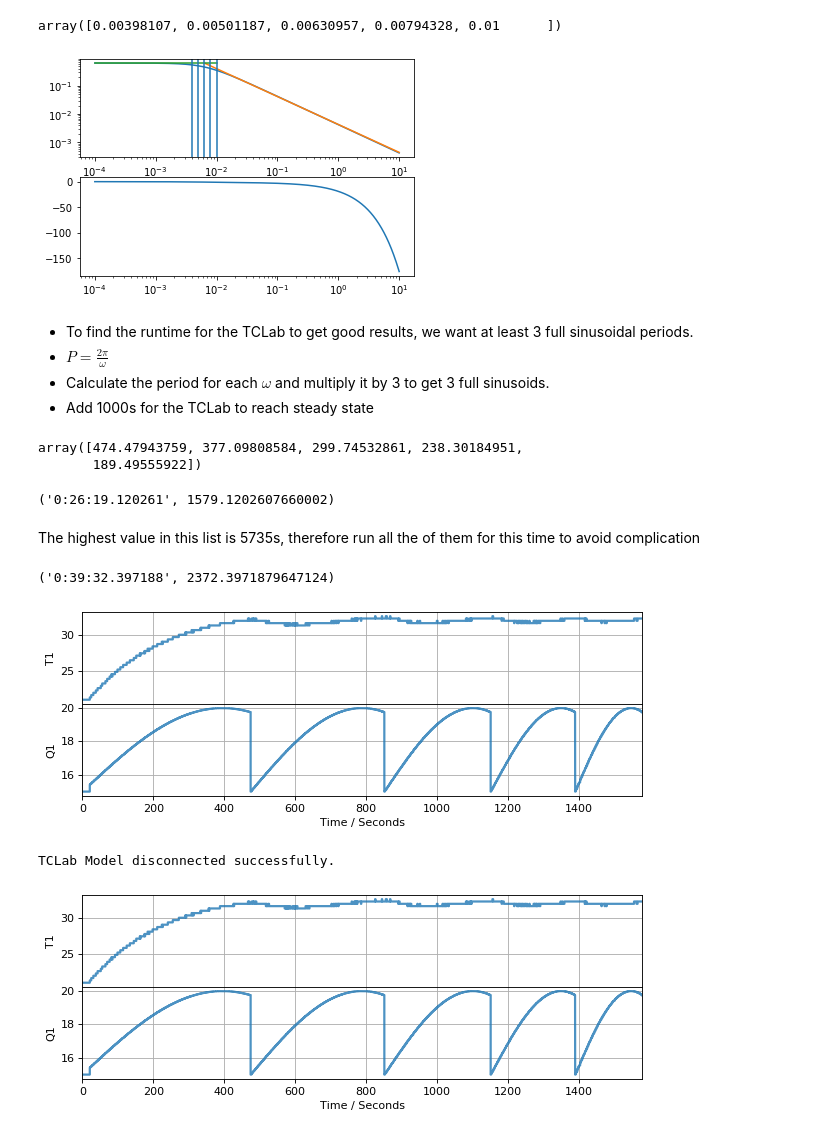
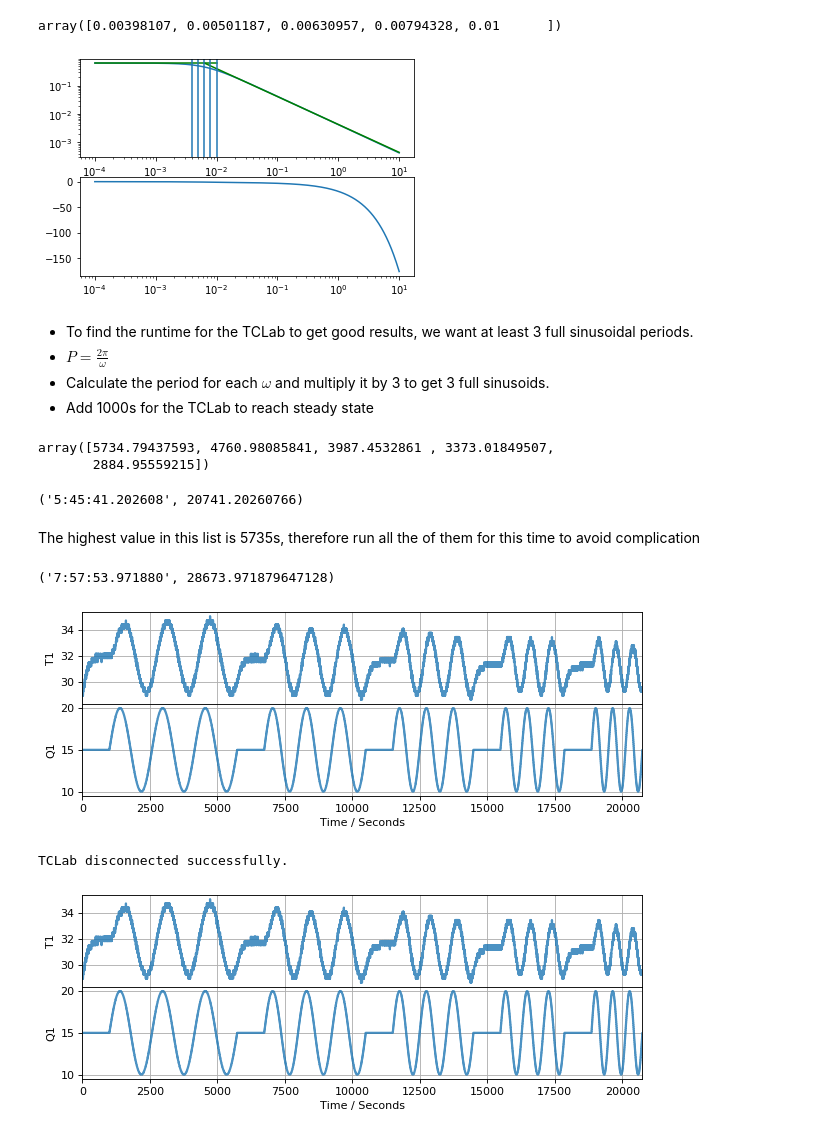
Before and after one commit to JarrydWebber/CPB-Group-17-2020, a Jupyter notebook: Response Data Notebook.ipynb, the cells around one changed output. Saved outputs shown, nothing was run; the diff lists cells and outputs as text; code cells hidden in the pictures.

```diff
--- a/Response Data Notebook.ipynb
+++ b/Response Data Notebook.ipynb
@@ -57,15 +57,15 @@ array([0.00398107, 0.00501187, 0.00630957, 0.00794328, 0.01      ])
 fig, [ax_mag, ax_phase] = plt.subplots(2, 1)
 ax_mag.loglog(ω, np.abs(G))
 ax_phase.semilogx(ω, np.unwrap(np.angle(G)))
-ax_mag.loglog([10**-2.2, 10**1], [Kp, 10**-3.35]) # Green line from (10**-2.2, Kp) to (10**1, 10**-3.35)
-ax_mag.loglog([10**-4, 10**-2], [Kp, Kp]) # Green line from (10**-4, Kp) to (10**-2, Kp)
+ax_mag.loglog([10**-2.2, 10**1], [Kp, 10**-3.35] , 'g') # Green line from (10**-2.2, Kp) to (10**1, 10**-3.35)
+ax_mag.loglog([10**-4, 10**-2], [Kp, Kp], 'g') # Green line from (10**-4, Kp) to (10**-2, Kp)
 
 for i in ωs: # These 5 are the chosen omegas
     ax_mag.axvline(i) # Plot a vertical line at the chosen ω to see where it falls around the corner frequency
 
 plt.show()
 # %% [output]
-[figure, old version]
+[figure, new version]
 # %% [markdown]
 - To find the runtime for the TCLab to get good results, we want at least 3 full sinusoidal periods.
 -  $P = \frac{2\pi}{\omega}$
@@ -80,14 +78,17 @@ delay = 1
+# %%
+delay = 1000
+complete_sinus = 3
 # %%
-time_span = np.array(P_list)*0.3 + delay
+time_span = np.array(P_list)*complete_sinus + delay
 time_span
 # %% [output]
-array([474.47943759, 377.09808584, 299.74532861, 238.30184951,
-       189.49555922])
+array([5734.79437593, 4760.98085841, 3987.4532861 , 3373.01849507,
+       2884.95559215])
 # %%
 total_time_min = sum(time_span)
 str(datetime.timedelta(seconds=total_time_min)), total_time_min
 # %% [output]
-('0:26:19.120261', 1579.1202607660002)
+('5:45:41.202608', 20741.20260766)
 # %% [markdown]
 The highest value in this list is 5735s, therefore run all the of them for this time to avoid complication
 # %%
@@ -95,40 +96,45 @@ run_length = max(time_span)
 total_time = run_length*len(ωs)
 str(datetime.timedelta(seconds=total_time)), total_time
 # %% [output]
-('0:39:32.397188', 2372.3971879647124)
+('7:57:53.971880', 28673.971879647128)
 # %%
 #time_span = array of run lengths in seconds
 # %%
-TCLab = tclab.setup(connected=False, speedup=100)
+TCLab = tclab.setup(connected=True)
+
 omega_spans = []
 run_length_spans = []
+
 with TCLab() as lab:
+
     sources = [('T1', lambda: lab.T1),
                 ('Q1', lambda: lab.U1)]
+
     h = tclab.Historian(sources)
     p = tclab.Plotter(h, total_time_min)
 
     t_passed = 0
 
     for omega, run_length in zip(ωs, time_span):
 
         for t in clock(run_length):
+
             if t < delay:
                 Q1 = lab.Q1(15)
             else:
-                Q1 = lab.Q1(float(15 + 5*np.sin(omega*t)))
+                Q1 = lab.Q1(float(15 + 5*np.sin(omega*(t-1000))))
 
-#             h.update(t + index*run_length)
             print (omega, run_length)
 
             omega_spans.append(omega)
             run_length_spans.append(run_length)
             p.update(t + t_passed)# + index*run_length)
-        t_passed +=run_length
+
+        t_passed += run_length
 # %% [output]
-[figure, old version]
+[figure, new version]
-TCLab Model disconnected successfully.
+TCLab disconnected successfully.
-[figure, old version]
+[figure, new version]
 # %%
 h.get_sessions()
 # %% [output]
```
Also changed, not shown: parts of 4 cells of this notebook, 1 other file.
